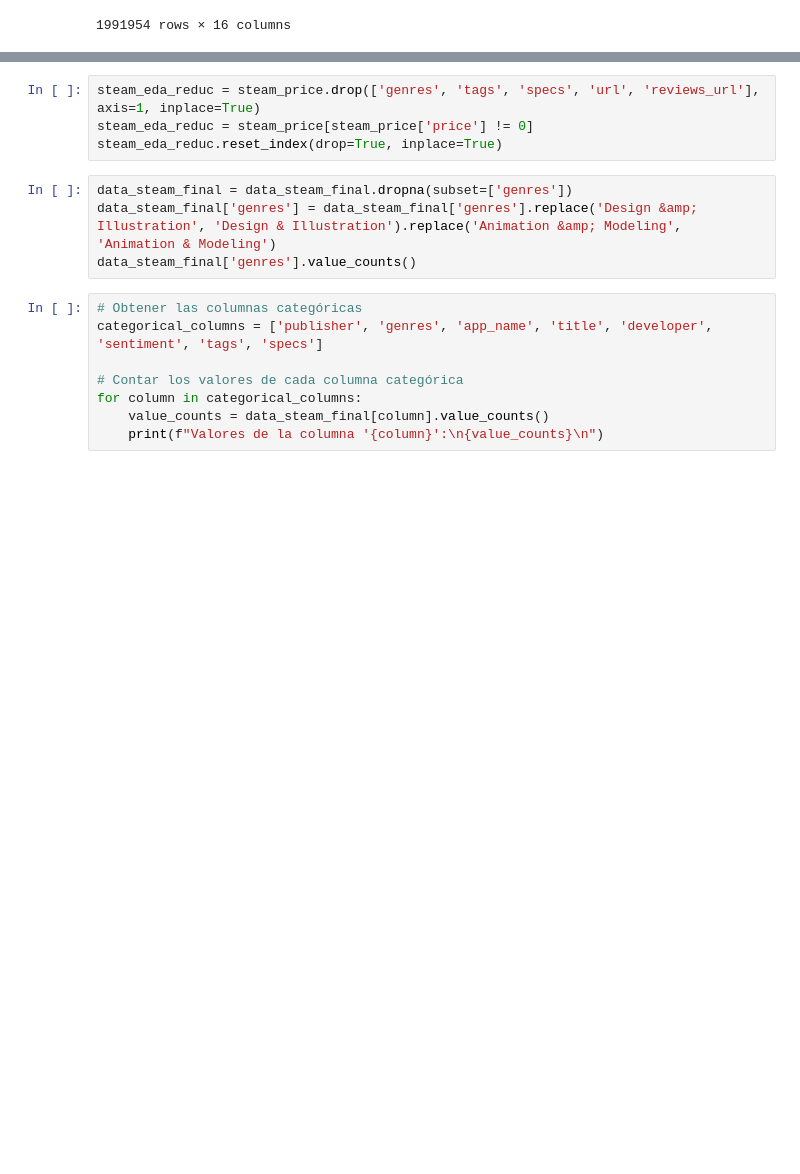
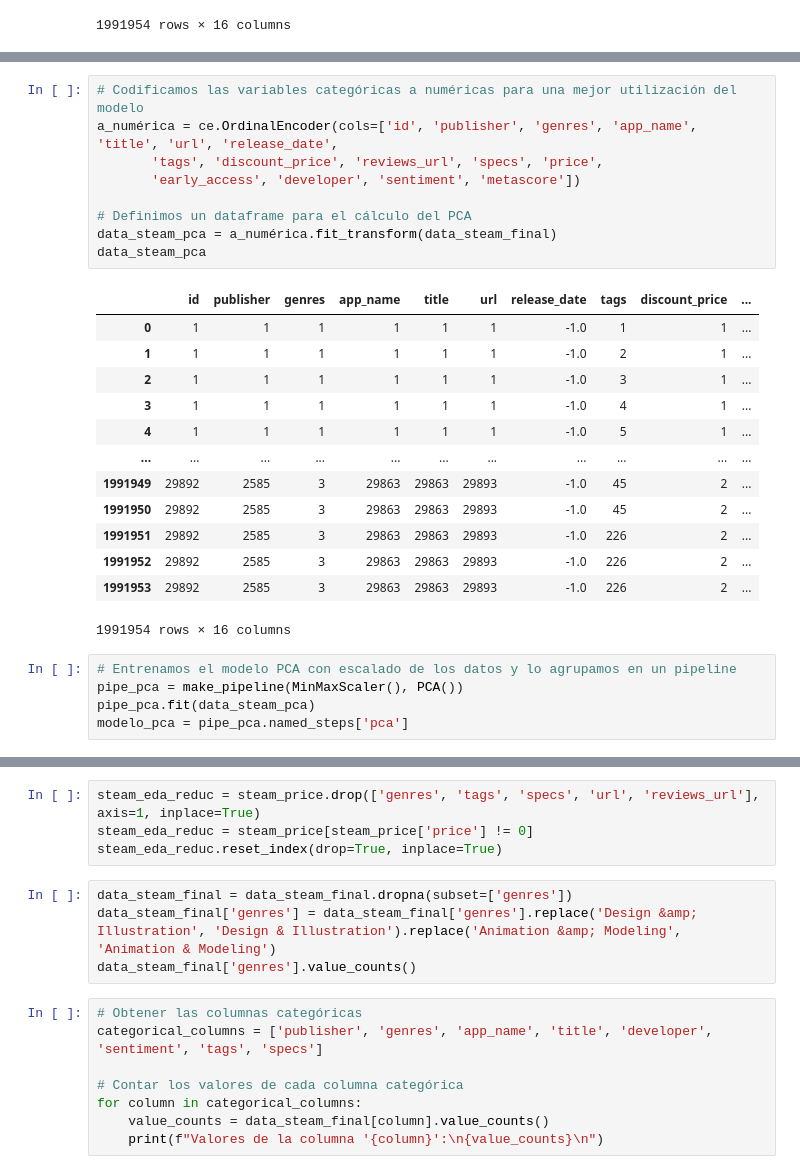
Before and after one commit to OvaR82/ProyectoHenry, a Jupyter notebook: ETL-EDA.ipynb, the cells around one changed output, grey strips where cells are left out. Drawn from its saved outputs; the diff is of its cells as text; blank space fills up the shorter version.

```diff
--- a/ETL-EDA.ipynb
+++ b/ETL-EDA.ipynb
@@ -191,0 +207,28 @@ data_steam_final
+# %%
+# Codificamos las variables categóricas a numéricas para una mejor utilización del modelo
+a_numérica = ce.OrdinalEncoder(cols=['id', 'publisher', 'genres', 'app_name', 'title', 'url', 'release_date',
+       'tags', 'discount_price', 'reviews_url', 'specs', 'price',
+       'early_access', 'developer', 'sentiment', 'metascore'])
+
+# Definimos un dataframe para el cálculo del PCA
+data_steam_pca = a_numérica.fit_transform(data_steam_final)
+data_steam_pca
+# %% [output]
+|  | id | publisher | genres | app_name | title | url | release_date | tags | discount_price | ... |
+| 0 | 1 | 1 | 1 | 1 | 1 | 1 | -1.0 | 1 | 1 | ... |
+| 1 | 1 | 1 | 1 | 1 | 1 | 1 | -1.0 | 2 | 1 | ... |
+| 2 | 1 | 1 | 1 | 1 | 1 | 1 | -1.0 | 3 | 1 | ... |
+| 3 | 1 | 1 | 1 | 1 | 1 | 1 | -1.0 | 4 | 1 | ... |
+| 4 | 1 | 1 | 1 | 1 | 1 | 1 | -1.0 | 5 | 1 | ... |
+| ... | ... | ... | ... | ... | ... | ... | ... | ... | ... | ... |
+| 1991949 | 29892 | 2585 | 3 | 29863 | 29863 | 29893 | -1.0 | 45 | 2 | ... |
+| 1991950 | 29892 | 2585 | 3 | 29863 | 29863 | 29893 | -1.0 | 45 | 2 | ... |
+| 1991951 | 29892 | 2585 | 3 | 29863 | 29863 | 29893 | -1.0 | 226 | 2 | ... |
+| 1991952 | 29892 | 2585 | 3 | 29863 | 29863 | 29893 | -1.0 | 226 | 2 | ... |
+| 1991953 | 29892 | 2585 | 3 | 29863 | 29863 | 29893 | -1.0 | 226 | 2 | ... |
+1991954 rows × 16 columns
+# %%
+# Entrenamos el modelo PCA con escalado de los datos y lo agrupamos en un pipeline
+pipe_pca = make_pipeline(MinMaxScaler(), PCA())
+pipe_pca.fit(data_steam_pca)
+modelo_pca = pipe_pca.named_steps['pca']
```
Also changed, not shown: parts of 7 cells of this notebook.
